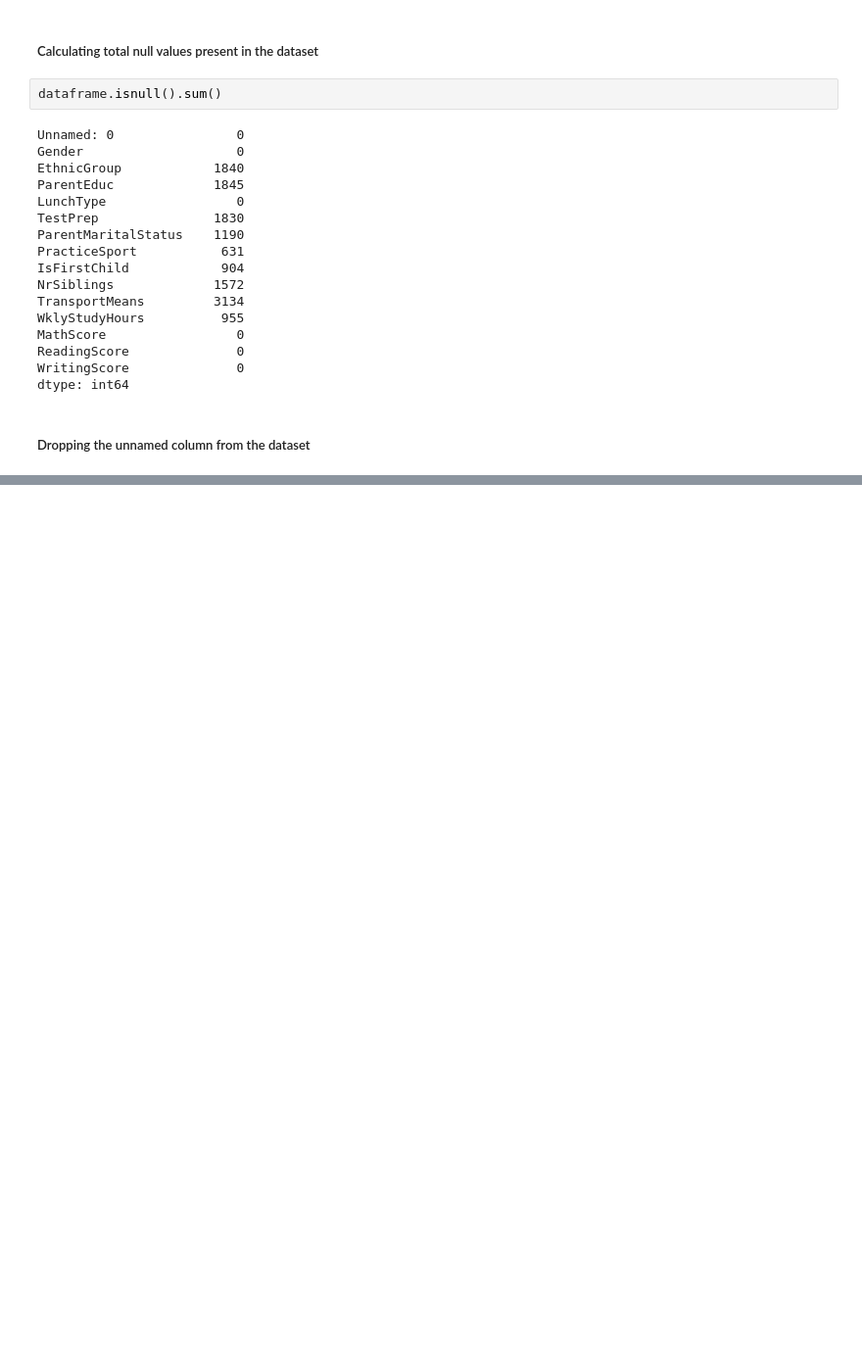
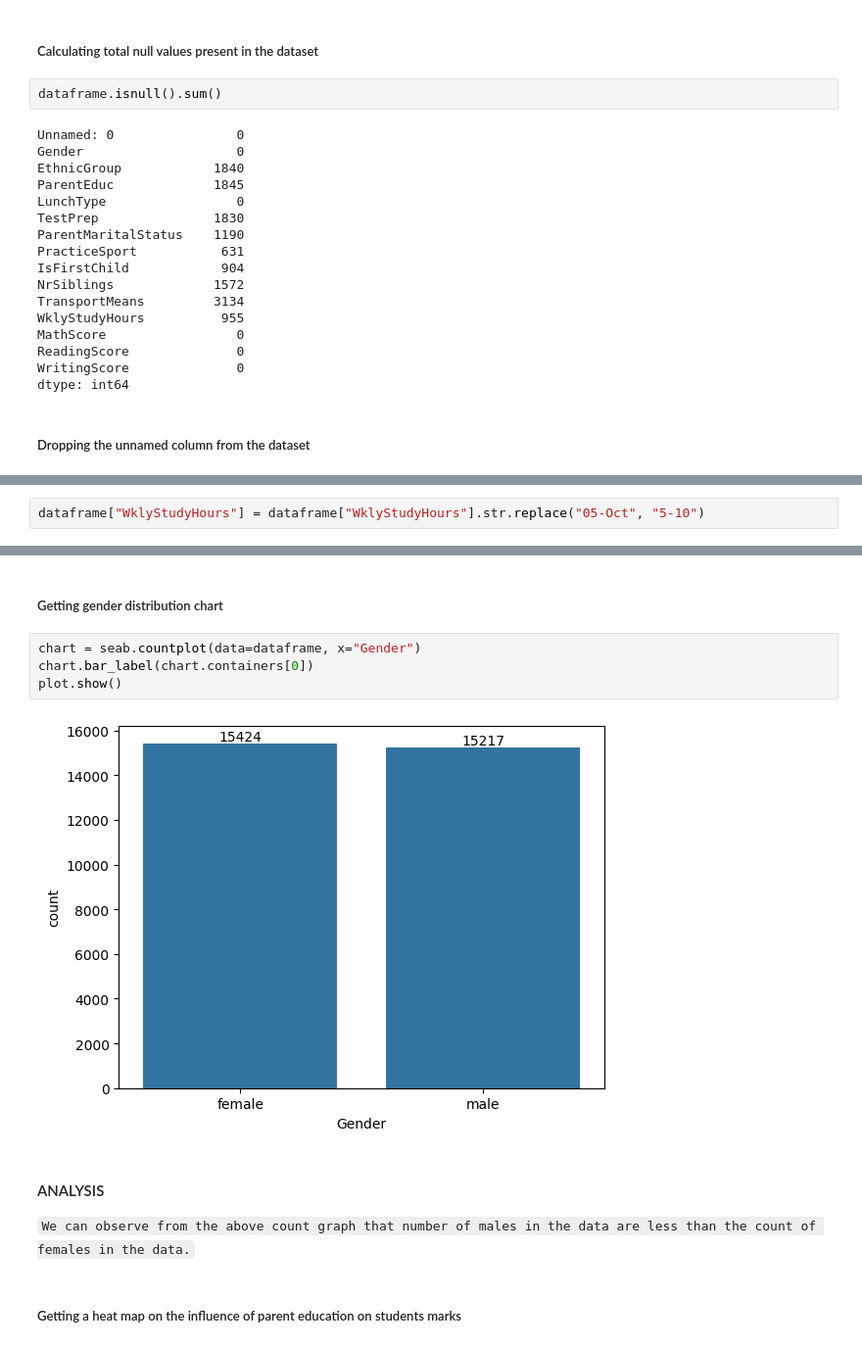
Before and after one commit to SUVAJIT-KARMAKAR/STUDENT-RESULT-ANALYSIS, a Jupyter notebook: RESULTANALYSIS.ipynb, the cells around one changed output, grey strips where cells are left out. Shown: that part at 98% size. Drawn from its saved outputs; the diff is of its cells as text; blank space fills up the shorter version.

Commit message:
SUVAJITKARMAKAR | STUDENT RESULT ANALYSIS | Count analysis in the data

```diff
--- a/RESULTANALYSIS.ipynb
+++ b/RESULTANALYSIS.ipynb
@@ -93,0 +97,2 @@ dataframe.head()
+# %%
+dataframe["WklyStudyHours"] = dataframe["WklyStudyHours"].str.replace("05-Oct", "5-10")
@@ -93,0 +108,13 @@ dataframe.head()
+# %% [markdown]
+##### Getting gender distribution chart
+# %%
+chart = seab.countplot(data=dataframe, x="Gender")
+chart.bar_label(chart.containers[0])
+plot.show()
+# %% [output]
+[figure, added]
+# %% [markdown]
+#### ANALYSIS
+`We can observe from the above count graph that number of males in the data are less than the count of females in the data.`
+# %% [markdown]
+##### Getting a heat map on the influence of parent education on students marks
```
Also changed, not shown: parts of 4 cells of this notebook, 2 other files.
